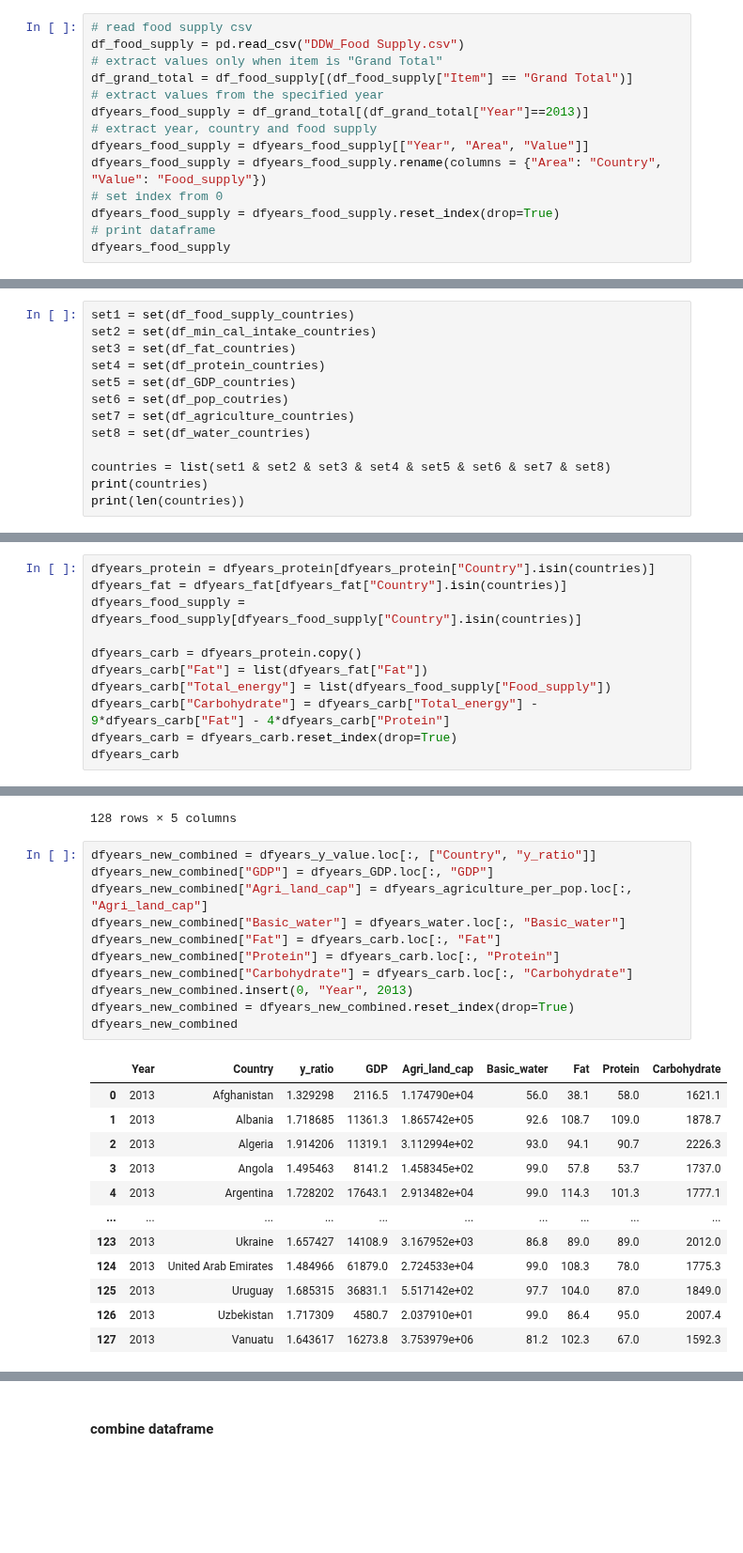
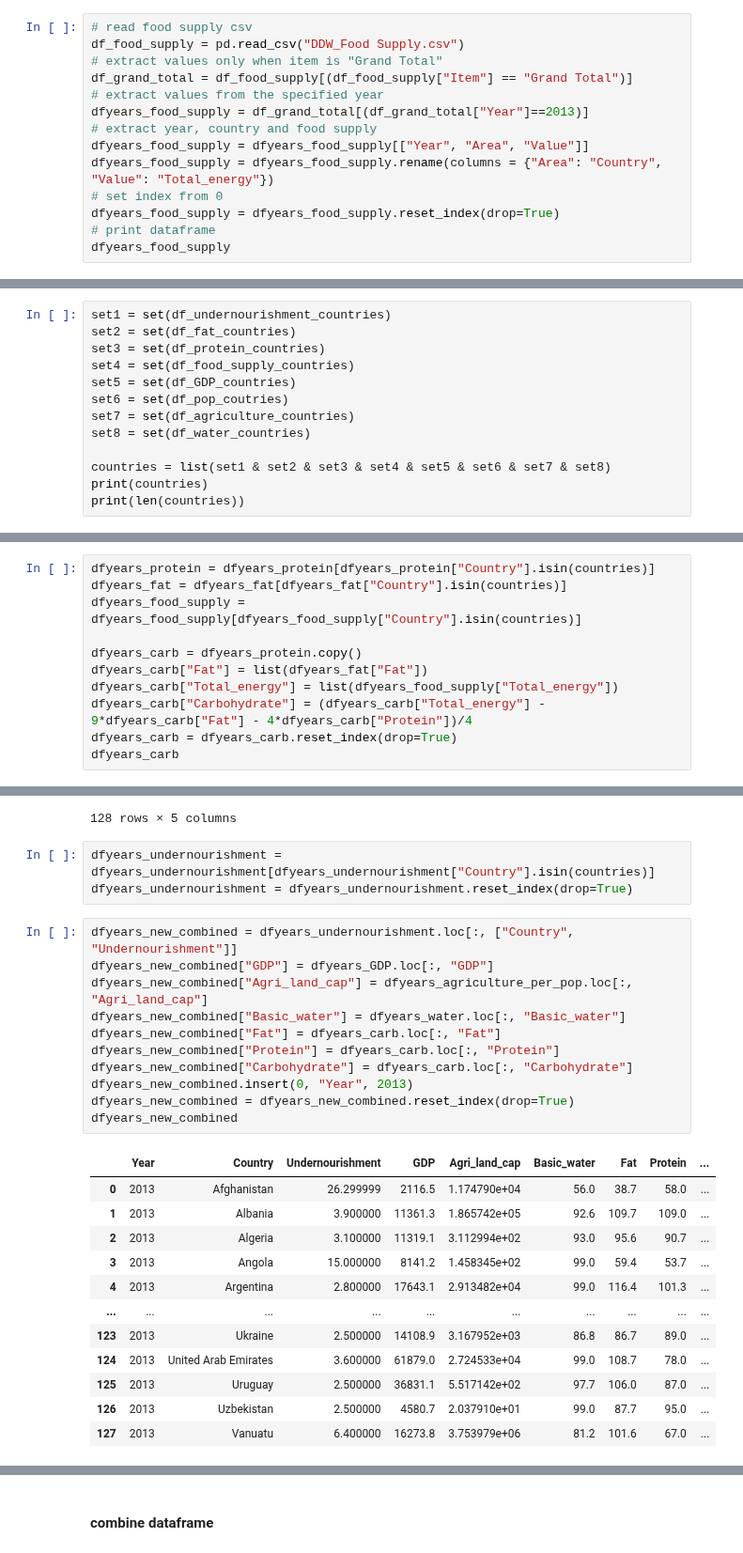
Before and after one commit to tanjoash/2D_data_driven_world, a Jupyter notebook: 2dwork/2D DDW.ipynb, the cells around one changed output, grey strips where cells are left out. Shown at 94% size. Saved outputs shown, nothing was run; the diff lists cells and outputs as text; blank space fills up the shorter version.

Commit message:
undernourishment stats with dropped

```diff
--- a/2dwork/2D DDW.ipynb
+++ b/2dwork/2D DDW.ipynb
@@ -932,7 +967,7 @@ df_grand_total = df_food_supply[(df_food_supply["Item"] == "Grand Total")]
 dfyears_food_supply = df_grand_total[(df_grand_total["Year"]==2013)]
 # extract year, country and food supply
 dfyears_food_supply = dfyears_food_supply[["Year", "Area", "Value"]]
-dfyears_food_supply = dfyears_food_supply.rename(columns = {"Area": "Country", "Value": "Food_supply"})
+dfyears_food_supply = dfyears_food_supply.rename(columns = {"Area": "Country", "Value": "Total_energy"})
 # set index from 0
 dfyears_food_supply = dfyears_food_supply.reset_index(drop=True)
 # print dataframe
@@ -1099,10 +1103,10 @@ df_water_countries = dfyears_water.Country.unique()
 # %% [markdown]
 #### Extract list of common countries
 # %%
-set1 = set(df_food_supply_countries)
-set2 = set(df_min_cal_intake_countries)
-set3 = set(df_fat_countries)
-set4 = set(df_protein_countries)
+set1 = set(df_undernourishment_countries)
+set2 = set(df_fat_countries)
+set3 = set(df_protein_countries)
+set4 = set(df_food_supply_countries)
 set5 = set(df_GDP_countries)
 set6 = set(df_pop_coutries)
 set7 = set(df_agriculture_countries)
@@ -1121,8 +1125,8 @@ dfyears_food_supply = dfyears_food_supply[dfyears_food_supply["Country"].isin(co
 
 dfyears_carb = dfyears_protein.copy()
 dfyears_carb["Fat"] = list(dfyears_fat["Fat"])
-dfyears_carb["Total_energy"] = list(dfyears_food_supply["Food_supply"])
-dfyears_carb["Carbohydrate"] = dfyears_carb["Total_energy"] - 9*dfyears_carb["Fat"] - 4*dfyears_carb["Protein"]
+dfyears_carb["Total_energy"] = list(dfyears_food_supply["Total_energy"])
+dfyears_carb["Carbohydrate"] = (dfyears_carb["Total_energy"] - 9*dfyears_carb["Fat"] - 4*dfyears_carb["Protein"])/4
 dfyears_carb = dfyears_carb.reset_index(drop=True)
 dfyears_carb
 # %% [output]
@@ -1185,30 +1166,33 @@ dfyears_agriculture_per_pop
 | 126 | 2013 | Samoa | 610.00 | 29932630.0 | 2.037910e+01 |
 | 127 | 2013 | South Africa | 963410.00 | 256637.0 | 3.753979e+06 |
 128 rows × 5 columns
+# %%
+dfyears_undernourishment = dfyears_undernourishment[dfyears_undernourishment["Country"].isin(countries)]
+dfyears_undernourishment = dfyears_undernourishment.reset_index(drop=True)
 # %%
-dfyears_new_combined = dfyears_y_value.loc[:, ["Country", "y_ratio"]]
+dfyears_new_combined = dfyears_undernourishment.loc[:, ["Country", "Undernourishment"]]
 dfyears_new_combined["GDP"] = dfyears_GDP.loc[:, "GDP"]
 dfyears_new_combined["Agri_land_cap"] = dfyears_agriculture_per_pop.loc[:, "Agri_land_cap"]
 dfyears_new_combined["Basic_water"] = dfyears_water.loc[:, "Basic_water"]
 dfyears_new_combined["Fat"] = dfyears_carb.loc[:, "Fat"]
 dfyears_new_combined["Protein"] = dfyears_carb.loc[:, "Protein"]
 dfyears_new_combined["Carbohydrate"] = dfyears_carb.loc[:, "Carbohydrate"]
 dfyears_new_combined.insert(0, "Year", 2013)
 dfyears_new_combined = dfyears_new_combined.reset_index(drop=True)
 dfyears_new_combined
 # %% [output]
-|  | Year | Country | y_ratio | GDP | Agri_land_cap | Basic_water | Fat | Protein | Carbohydrate |
-| 0 | 2013 | Afghanistan | 1.329298 | 2116.5 | 1.174790e+04 | 56.0 | 38.1 | 58.0 | 1621.1 |
-| 1 | 2013 | Albania | 1.718685 | 11361.3 | 1.865742e+05 | 92.6 | 108.7 | 109.0 | 1878.7 |
-| 2 | 2013 | Algeria | 1.914206 | 11319.1 | 3.112994e+02 | 93.0 | 94.1 | 90.7 | 2226.3 |
-| 3 | 2013 | Angola | 1.495463 | 8141.2 | 1.458345e+02 | 99.0 | 57.8 | 53.7 | 1737.0 |
-| 4 | 2013 | Argentina | 1.728202 | 17643.1 | 2.913482e+04 | 99.0 | 114.3 | 101.3 | 1777.1 |
+|  | Year | Country | Undernourishment | GDP | Agri_land_cap | Basic_water | Fat | Protein | ... |
+| 0 | 2013 | Afghanistan | 26.299999 | 2116.5 | 1.174790e+04 | 56.0 | 38.7 | 58.0 | ... |
+| 1 | 2013 | Albania | 3.900000 | 11361.3 | 1.865742e+05 | 92.6 | 109.7 | 109.0 | ... |
+| 2 | 2013 | Algeria | 3.100000 | 11319.1 | 3.112994e+02 | 93.0 | 95.6 | 90.7 | ... |
+| 3 | 2013 | Angola | 15.000000 | 8141.2 | 1.458345e+02 | 99.0 | 59.4 | 53.7 | ... |
+| 4 | 2013 | Argentina | 2.800000 | 17643.1 | 2.913482e+04 | 99.0 | 116.4 | 101.3 | ... |
 | ... | ... | ... | ... | ... | ... | ... | ... | ... | ... |
-| 123 | 2013 | Ukraine | 1.657427 | 14108.9 | 3.167952e+03 | 86.8 | 89.0 | 89.0 | 2012.0 |
-| 124 | 2013 | United Arab Emirates | 1.484966 | 61879.0 | 2.724533e+04 | 99.0 | 108.3 | 78.0 | 1775.3 |
-| 125 | 2013 | Uruguay | 1.685315 | 36831.1 | 5.517142e+02 | 97.7 | 104.0 | 87.0 | 1849.0 |
-| 126 | 2013 | Uzbekistan | 1.717309 | 4580.7 | 2.037910e+01 | 99.0 | 86.4 | 95.0 | 2007.4 |
-| 127 | 2013 | Vanuatu | 1.643617 | 16273.8 | 3.753979e+06 | 81.2 | 102.3 | 67.0 | 1592.3 |
+| 123 | 2013 | Ukraine | 2.500000 | 14108.9 | 3.167952e+03 | 86.8 | 86.7 | 89.0 | ... |
+| 124 | 2013 | United Arab Emirates | 3.600000 | 61879.0 | 2.724533e+04 | 99.0 | 108.7 | 78.0 | ... |
+| 125 | 2013 | Uruguay | 2.500000 | 36831.1 | 5.517142e+02 | 97.7 | 106.0 | 87.0 | ... |
+| 126 | 2013 | Uzbekistan | 2.500000 | 4580.7 | 2.037910e+01 | 99.0 | 87.7 | 95.0 | ... |
+| 127 | 2013 | Vanuatu | 6.400000 | 16273.8 | 3.753979e+06 | 81.2 | 101.6 | 67.0 | ... |
 128 rows × 9 columns
 # %%
 # convert the dataframe to a csv for each year
```
Also changed, not shown: parts of 29 cells of this notebook, 8 other files.
